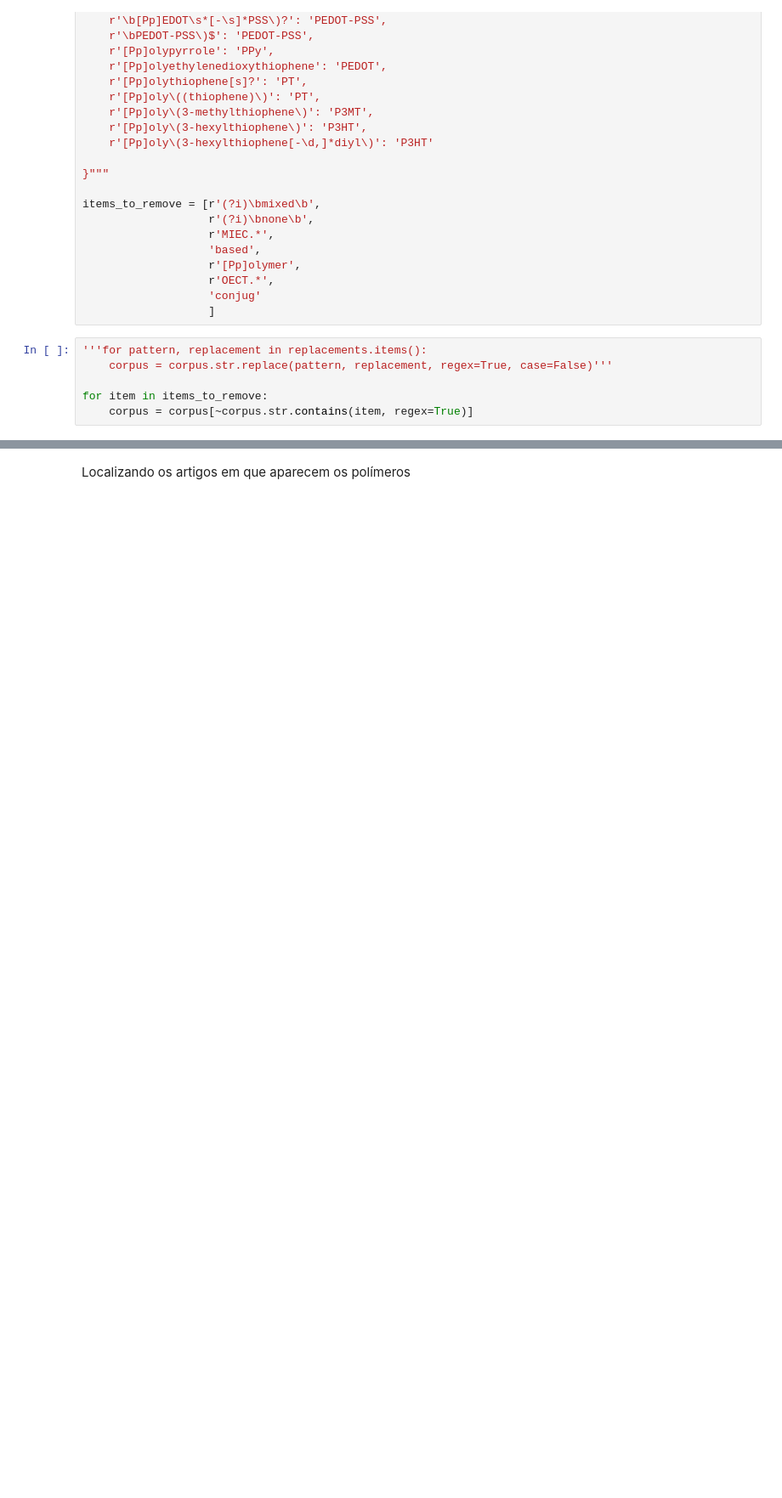
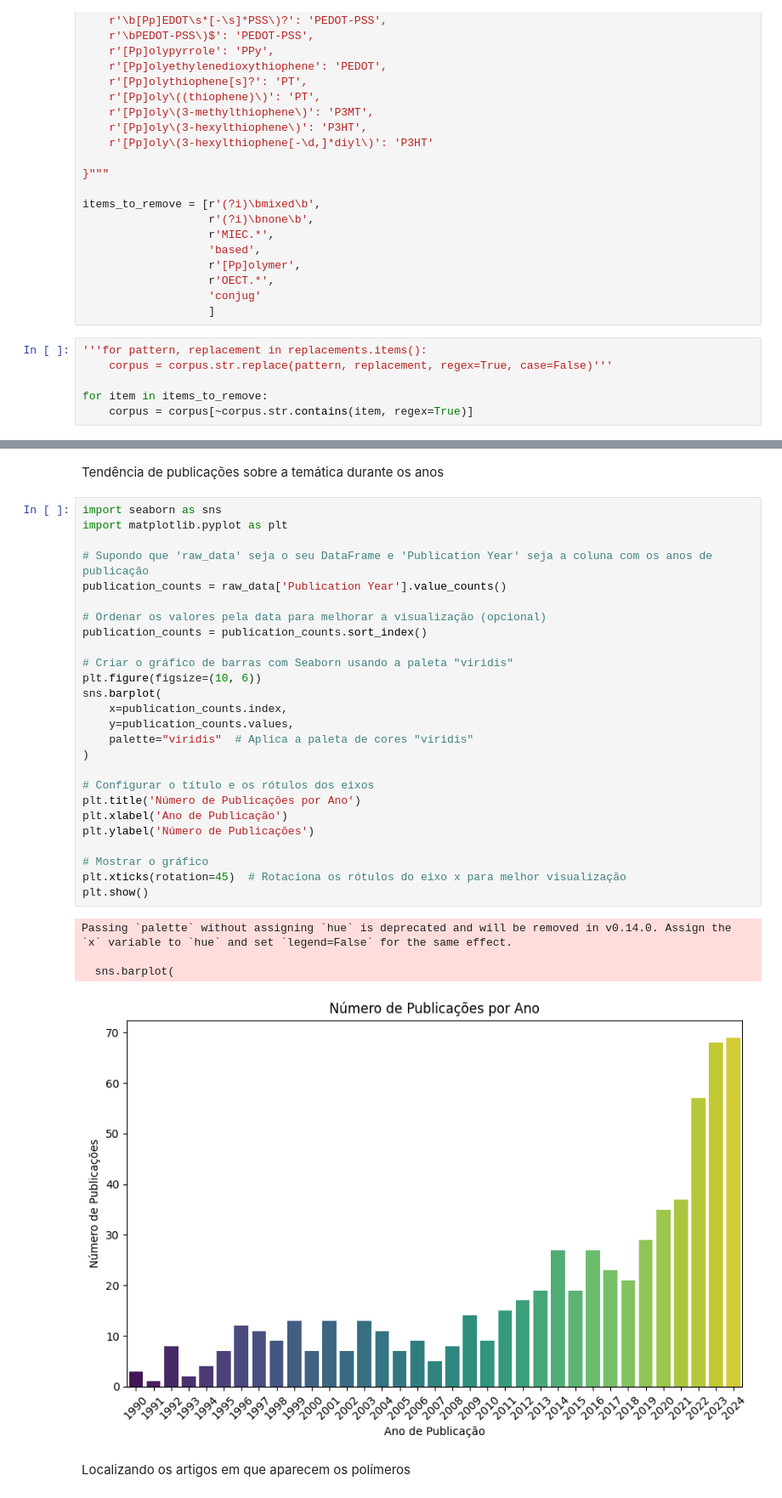
Before and after one commit to selaxco/OMIECs, a Jupyter notebook: scripts/OMIECs/preprocessing.ipynb, the cells around one changed output, grey strips where cells are left out. Shown at 85% size. Drawn from its saved outputs; the diff is of its cells as text; blank space fills up the shorter version.

```diff
--- a/scripts/OMIECs/preprocessing.ipynb
+++ b/scripts/OMIECs/preprocessing.ipynb
@@ -115,2 +116,35 @@ Passing `palette` without assigning `hue` is deprecated and will be removed in v
+# %% [markdown]
+Tendência de publicações sobre a temática durante os anos
+# %%
+import seaborn as sns
+import matplotlib.pyplot as plt
+
+# Supondo que 'raw_data' seja o seu DataFrame e 'Publication Year' seja a coluna com os anos de publicação
+publication_counts = raw_data['Publication Year'].value_counts()
+
+# Ordenar os valores pela data para melhorar a visualização (opcional)
+publication_counts = publication_counts.sort_index()
+
+# Criar o gráfico de barras com Seaborn usando a paleta "viridis"
+plt.figure(figsize=(10, 6))
+sns.barplot(
+    x=publication_counts.index,
+    y=publication_counts.values,
+    palette="viridis"  # Aplica a paleta de cores "viridis"
+)
+
+# Configurar o título e os rótulos dos eixos
+plt.title('Número de Publicações por Ano')
+plt.xlabel('Ano de Publicação')
+plt.ylabel('Número de Publicações')
+
+# Mostrar o gráfico
+plt.xticks(rotation=45)  # Rotaciona os rótulos do eixo x para melhor visualização
+plt.show()
+# %% [output]
+Passing `palette` without assigning `hue` is deprecated and will be removed in v0.14.0. Assign the `x` variable to `hue` and set `legend=False` for the same effect.
+
+  sns.barplot(
+[figure, added]
 # %% [markdown]
 Localizando os artigos em que aparecem os polímeros
```
Also changed, not shown: parts of 15 cells of this notebook, 1 other file.
